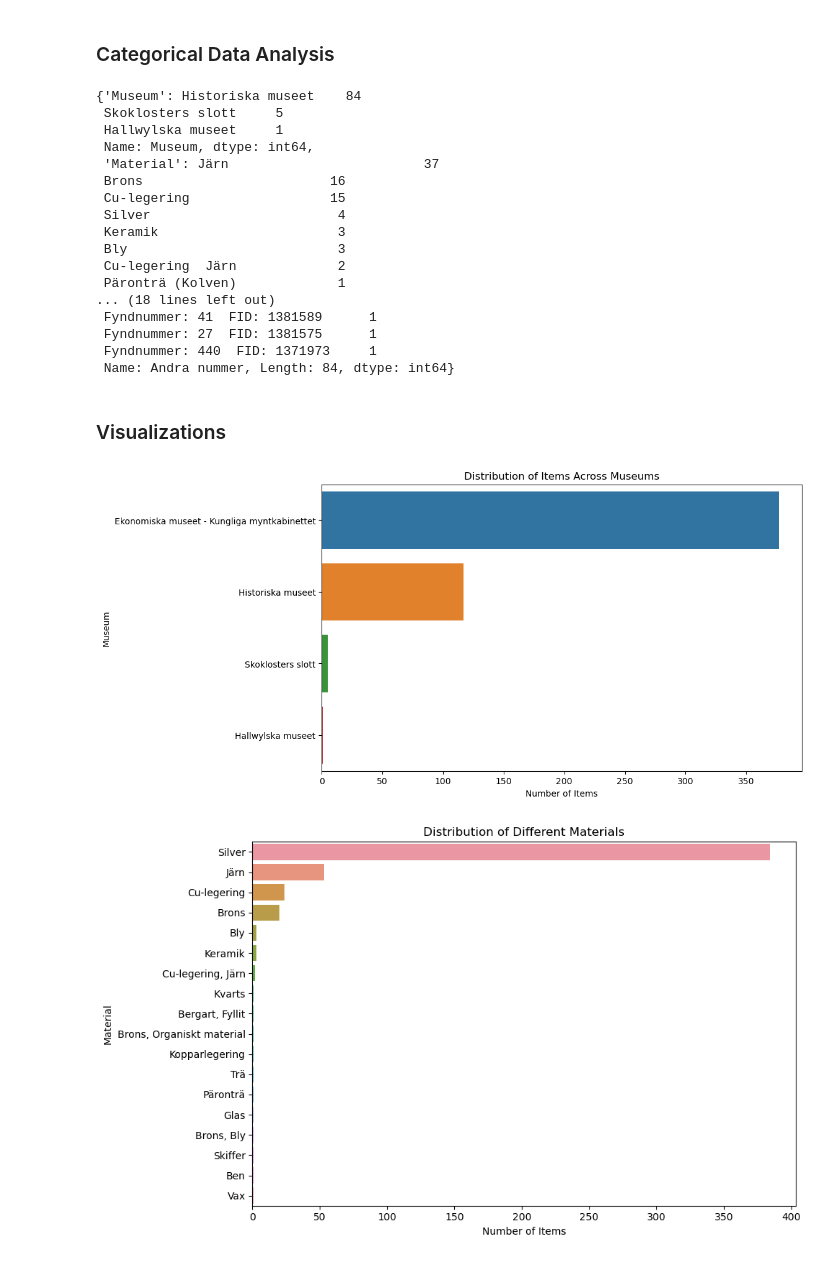
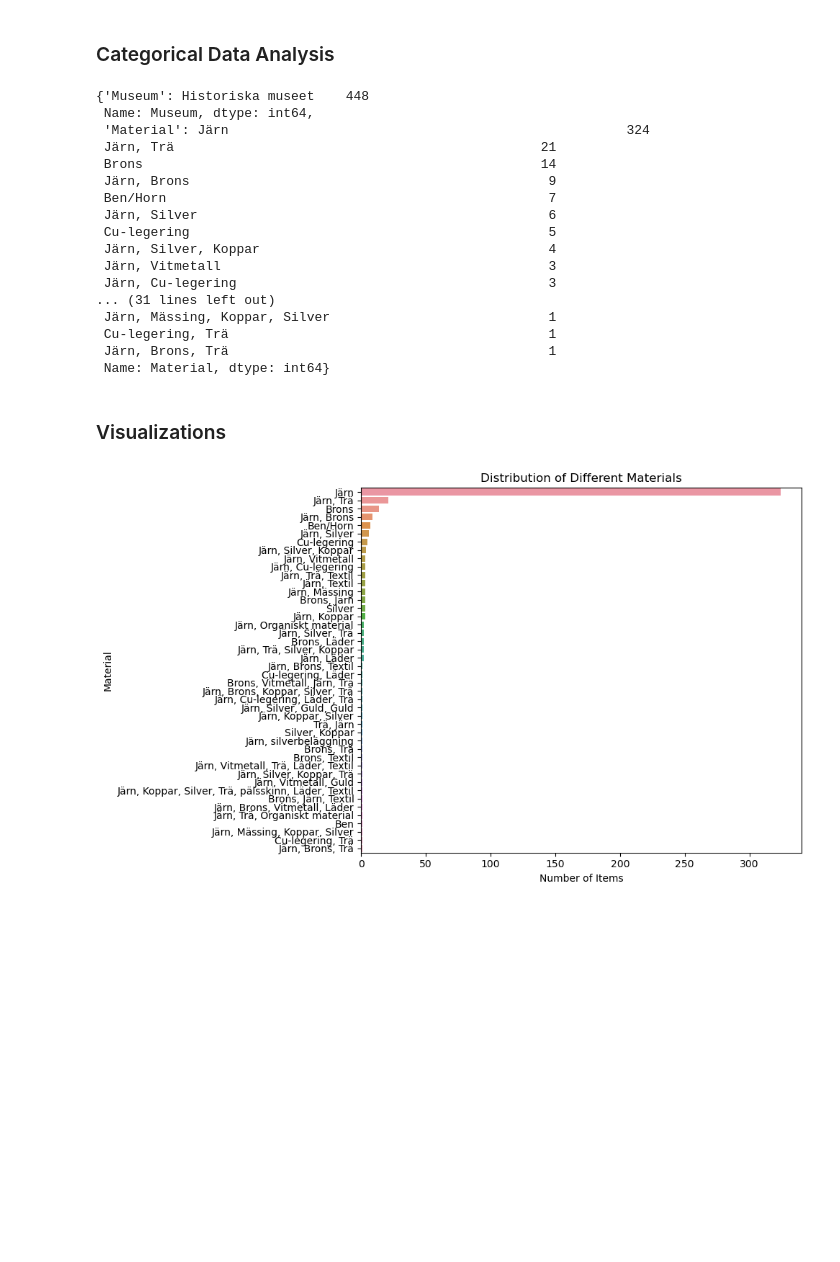
Before and after one commit to alpal923/ST386_Final_Project, a Jupyter notebook: EDA_Stuff/Viking_artifacts_EDA.ipynb, the cells around one changed output. Drawn from its saved outputs; the diff is of its cells as text; code cells hidden in the pictures; blank space fills up the shorter version.

```diff
--- a/EDA_Stuff/Viking_artifacts_EDA.ipynb
+++ b/EDA_Stuff/Viking_artifacts_EDA.ipynb
@@ -11,5 +12,11 @@ import seaborn as sns
 # %%
 
 # Load the dataset
-file_path = 'Viking_artifacts.csv'
+file_path = '/Users/aly.milne/Library/CloudStorage/OneDrive-BrighamYoungUniversity/Fall 2023/STAT 386/ST386_Final_Project/Scraped_Data/Viking_war_artifacts.csv'
 dataset = pd.read_csv(file_path)
+# %%
+dataset['Extra Details'] = dataset['Extra Details'].map(json.loads)
+
+war_artifacts_exploded = pd.json_normalize(dataset.to_dict(orient='records'))
+# %%
+dataset = war_artifacts_exploded
@@ -95,44 +107,43 @@ categorical_columns = ['Museum', 'Material']
 category_distribution = {col: dataset[col].value_counts() for col in categorical_columns}
 category_distribution
 # %% [output]
-{'Museum': Historiska museet    84
- Skoklosters slott     5
- Hallwylska museet     1
+{'Museum': Historiska museet    448
  Name: Museum, dtype: int64,
- 'Material': Järn                         37
- Brons                        16
- Cu-legering                  15
- Silver                        4
- Keramik                       3
- Bly                           3
- Cu-legering  Järn             2
- Päronträ (Kolven)             1
-... (18 lines left out)
- Fyndnummer: 41  FID: 1381589      1
- Fyndnummer: 27  FID: 1381575      1
- Fyndnummer: 440  FID: 1371973     1
- Name: Andra nummer, Length: 84, dtype: int64}
+ 'Material': Järn                                                   324
+ Järn, Trä                                               21
+ Brons                                                   14
+ Järn, Brons                                              9
+ Ben/Horn                                                 7
+ Järn, Silver                                             6
+ Cu-legering                                              5
+ Järn, Silver, Koppar                                     4
+ Järn, Vitmetall                                          3
+ Järn, Cu-legering                                        3
+... (31 lines left out)
+ Järn, Mässing, Koppar, Silver                            1
+ Cu-legering, Trä                                         1
+ Järn, Brons, Trä                                         1
+ Name: Material, dtype: int64}
 # %% [markdown]
 
 ### Visualizations
 # %%
 
 # Visualization 1: Bar Plot for Museum Distribution
-plt.figure(figsize=(10, 6))
-sns.countplot(y='Museum', data=dataset, order = dataset['Museum'].value_counts().index)
-plt.title('Distribution of Items Across Museums')
-plt.xlabel('Number of Items')
-plt.ylabel('Museum')
+# plt.figure(figsize=(10, 6))
+# sns.countplot(y='Museum', data=dataset, order = dataset['Museum'].value_counts().index)
+# plt.title('Distribution of Items Across Museums')
+# plt.xlabel('Number of Items')
+# plt.ylabel('Museum')
 
 # Visualization 2: Bar Plot for Material Distribution
 plt.figure(figsize=(10, 6))
 sns.countplot(y='Material', data=dataset, order = dataset['Material'].value_counts().index)
 plt.title('Distribution of Different Materials')
 plt.xlabel('Number of Items')
 plt.ylabel('Material')
 
 plt.tight_layout()
 plt.show()
 # %% [output]
-[figure, old version]
+[figure, new version]
-[figure, removed]
```
Also changed, not shown: parts of 5 cells of this notebook.
